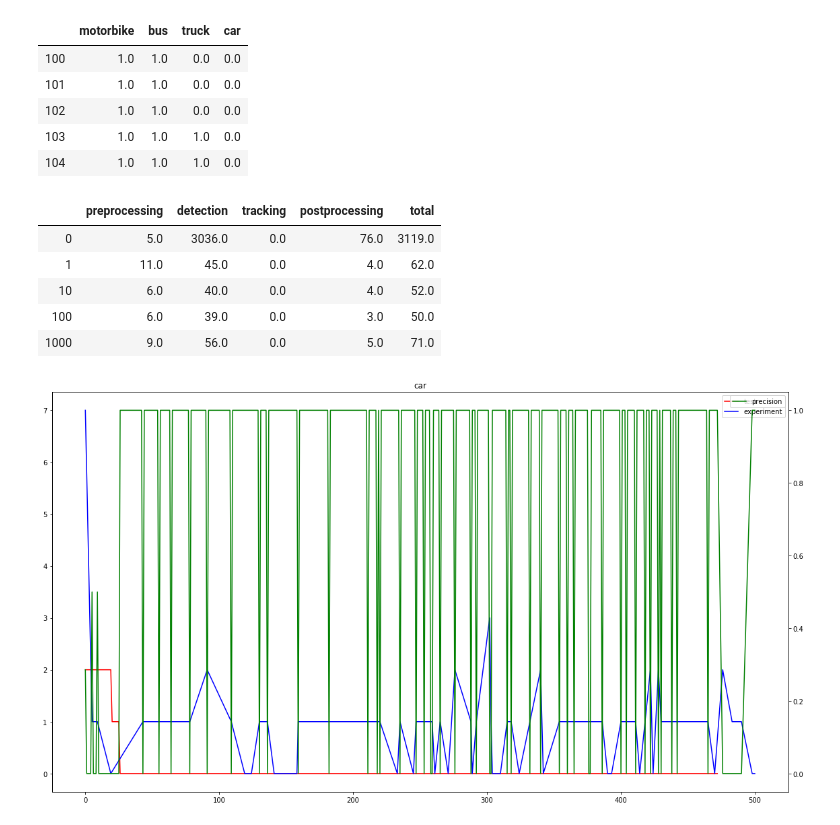
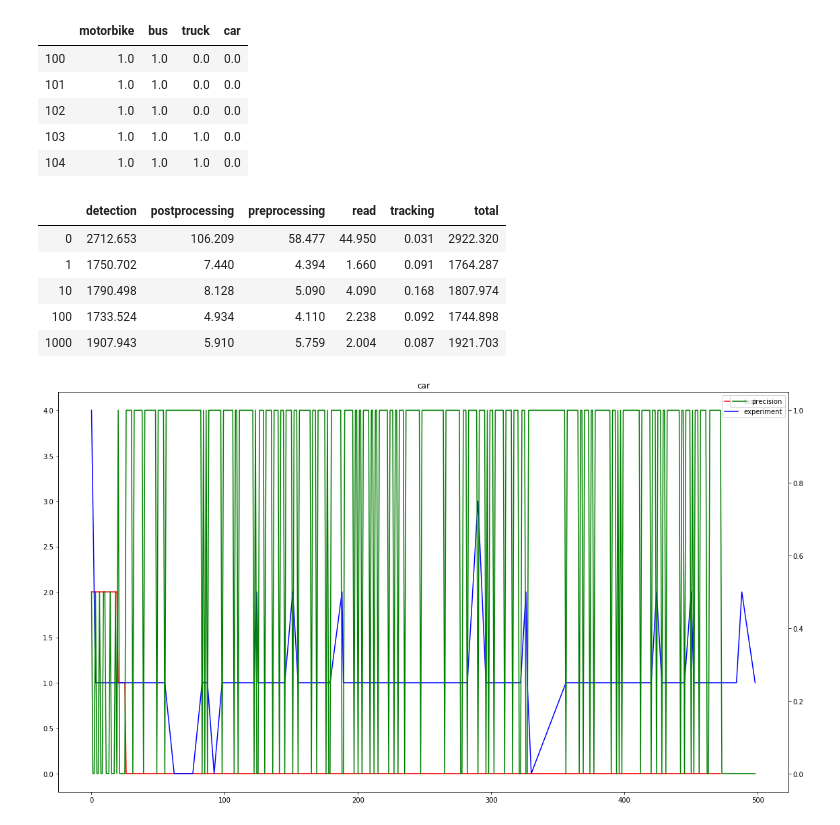
Before and after one commit to vvc-unal/vvc, a Jupyter notebook: notebooks/Results.ipynb, the cells around one changed output. Saved outputs shown, nothing was run; the diff lists cells and outputs as text; code cells hidden in the pictures.

```diff
--- a/notebooks/Results.ipynb
+++ b/notebooks/Results.ipynb
@@ -23,7 +20,7 @@ from vvc import config
 # %%
 dataset_folder = config.video_folder
 
-model_name = 'YOLOv3'
+model_name = 'frcnn-resnet50'
 
 experiment_folder = os.path.join(config.base_folder, 'Videos', 'vvc')
 
@@ -148,48 +145,40 @@ def vvc_to_df(json_file):
                 time_summary[frame_id] = {}
 
             for key, value in objects['timestamps'].items():
                 time_summary[frame_id][key] = value
 
     df = pd.DataFrame.from_dict(count_summary, orient='index')
     df = df.fillna(0)
     df = df.set_index(pd.to_numeric(df.index))
     df = df.sort_index(kind='mergesort')
     df = df.reindex(sorted(df.columns), axis=1)
 
     exp = pd.DataFrame()
 
     # Set the values for each perspective
     for column in df.columns:
         for fb_side in ['front', 'back']:
             for lr_side in ['left', 'right']:
                 tag = column #+ '_' + fb_side + '_' + lr_side
                 exp[tag] = df[column]
 
     exp = exp.sort_index(kind='mergesort')
 
     times = pd.DataFrame.from_dict(time_summary, orient='index')
-    times = times.apply(pd.to_datetime)
-    original_columns = times.columns
-    times['preprocessing'] = times['preprocessing_end'] - times['start']
-    times['detection'] = times['detection_end'] - times['preprocessing_end']
-    times['tracking'] = times['tracking_end'] - times['detection_end']
-    times['postprocessing'] = times['postprocessing_end'] - times['tracking_end']
-    times['total'] = times['postprocessing_end'] - times['start']
-    times = times.drop(columns=original_columns)
-    times = times.astype('timedelta64[ms]')
+    times['total'] = times.sum(axis=1)
 
     return exp, times
 
 experiment, times = vvc_to_df(experiment_file)
 
 times.iloc[:].head()
 # %% [output]
-|  | preprocessing | detection | tracking | postprocessing | total |
-| 0 | 5.0 | 3036.0 | 0.0 | 76.0 | 3119.0 |
-| 1 | 11.0 | 45.0 | 0.0 | 4.0 | 62.0 |
-| 10 | 6.0 | 40.0 | 0.0 | 4.0 | 52.0 |
-| 100 | 6.0 | 39.0 | 0.0 | 3.0 | 50.0 |
-| 1000 | 9.0 | 56.0 | 0.0 | 5.0 | 71.0 |
+|  | detection | postprocessing | preprocessing | read | tracking | total |
+| 0 | 2712.653 | 106.209 | 58.477 | 44.950 | 0.031 | 2922.320 |
+| 1 | 1750.702 | 7.440 | 4.394 | 1.660 | 0.091 | 1764.287 |
+| 10 | 1790.498 | 8.128 | 5.090 | 4.090 | 0.168 | 1807.974 |
+| 100 | 1733.524 | 4.934 | 4.110 | 2.238 | 0.092 | 1744.898 |
+| 1000 | 1907.943 | 5.910 | 5.759 | 2.004 | 0.087 | 1921.703 |
 # %%
 def calc_precision(test, experiment):
 
@@ -236,7 +225,7 @@ def plot_precision(vehicle='car', max_index=500):
 
 plot_precision()
 # %% [output]
-[figure, old version]
+[figure, new version]
 # %%
 test = counts_cvat_to_df(test_file)
 
```
Also changed, not shown: parts of 6 cells of this notebook, 5 other files.
